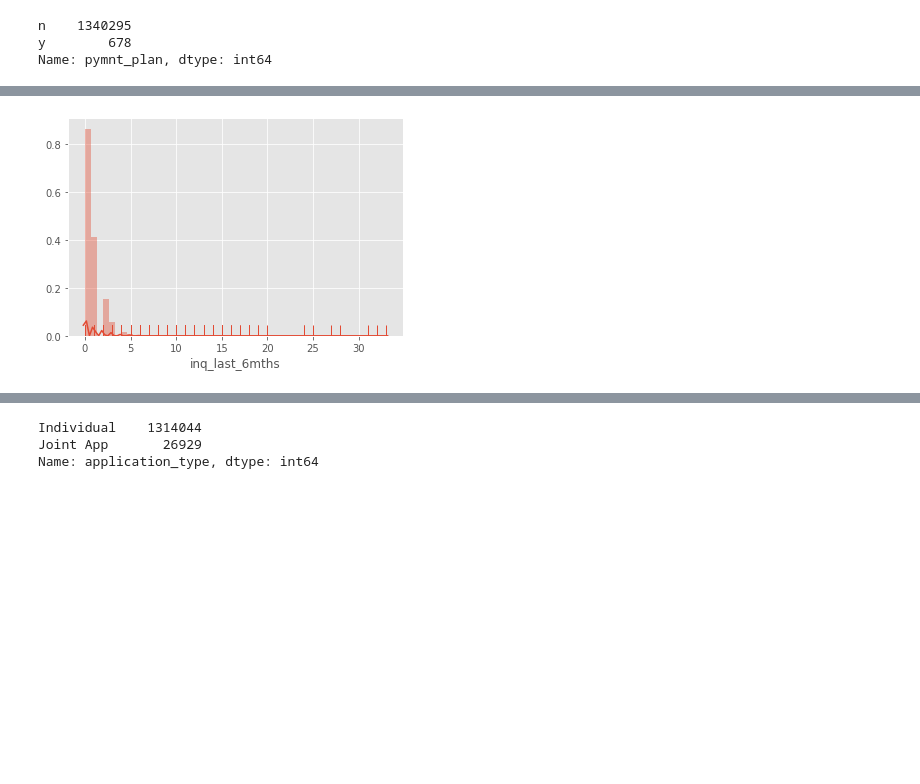
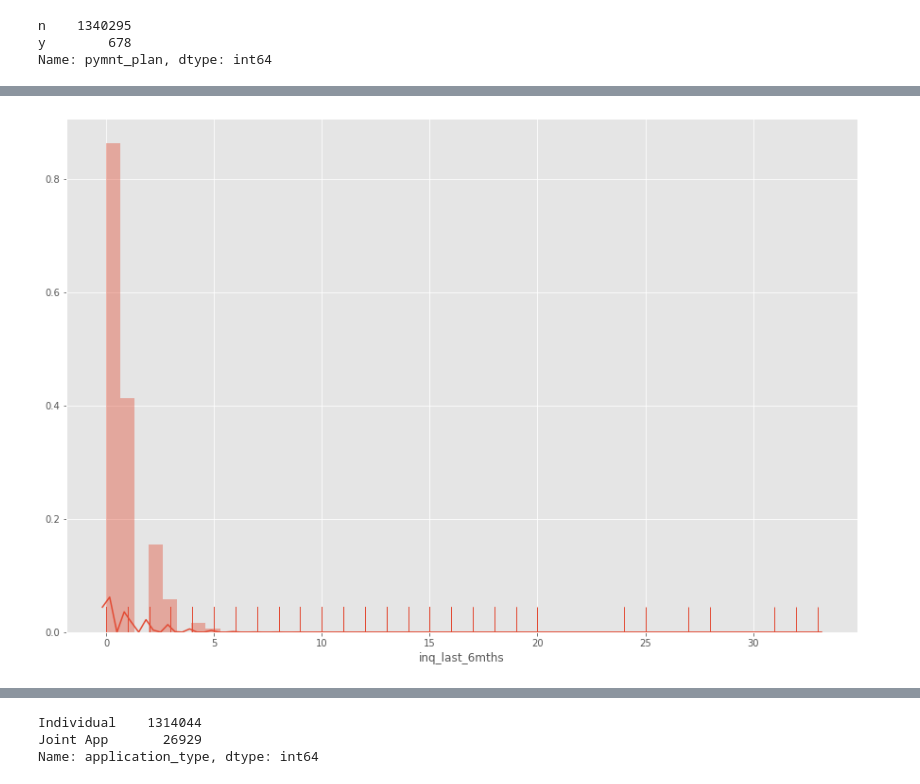
Before and after one commit to sanatanonline/pynb-codes, a Jupyter notebook: src/lending club/01 Initial Analysis.ipynb, the cells around one changed output, grey strips where cells are left out. Saved outputs shown, nothing was run; the diff lists cells and outputs as text; code cells hidden in the pictures; blank space fills up the shorter version.

```diff
--- a/src/lending club/01 Initial Analysis.ipynb
+++ b/src/lending club/01 Initial Analysis.ipynb
@@ -389,15 +400,17 @@ plt.show()
 # %%
 '''
 The number of inquiries in past 6 months (excluding auto and mortgage inquiries)
 There are 30 missing values.
 We will fill them with zero assuming no inquiries.
 '''
+plt.figure(figsize=(15, 10))
+
 loan_data['inq_last_6mths'].fillna(0.0, inplace=True)
 sns.distplot(loan_data['inq_last_6mths'], rug=True)
 
 plt.show()
 # %% [output]
-[figure, old version]
+[figure, new version]
 # %%
 '''
 The number of months since the borrower last delinquency.
```
Also changed, not shown: parts of 23 cells of this notebook.
